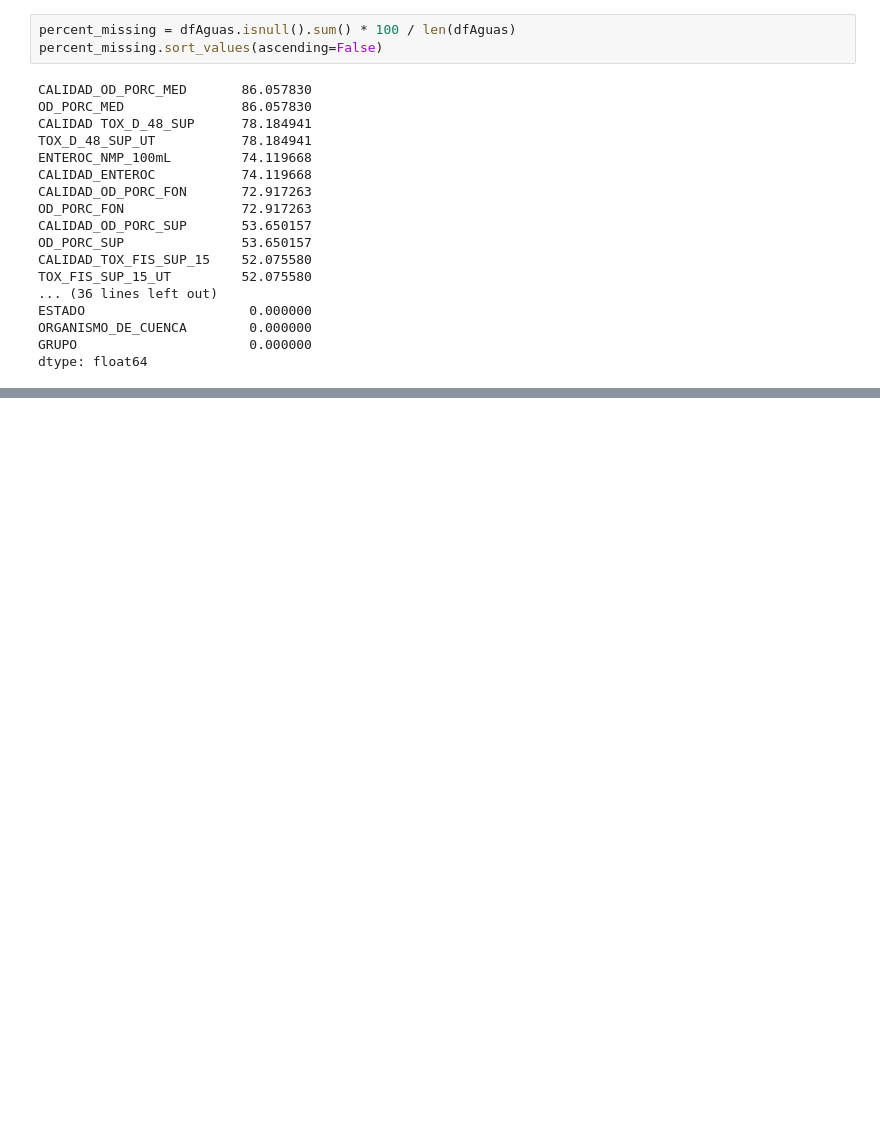
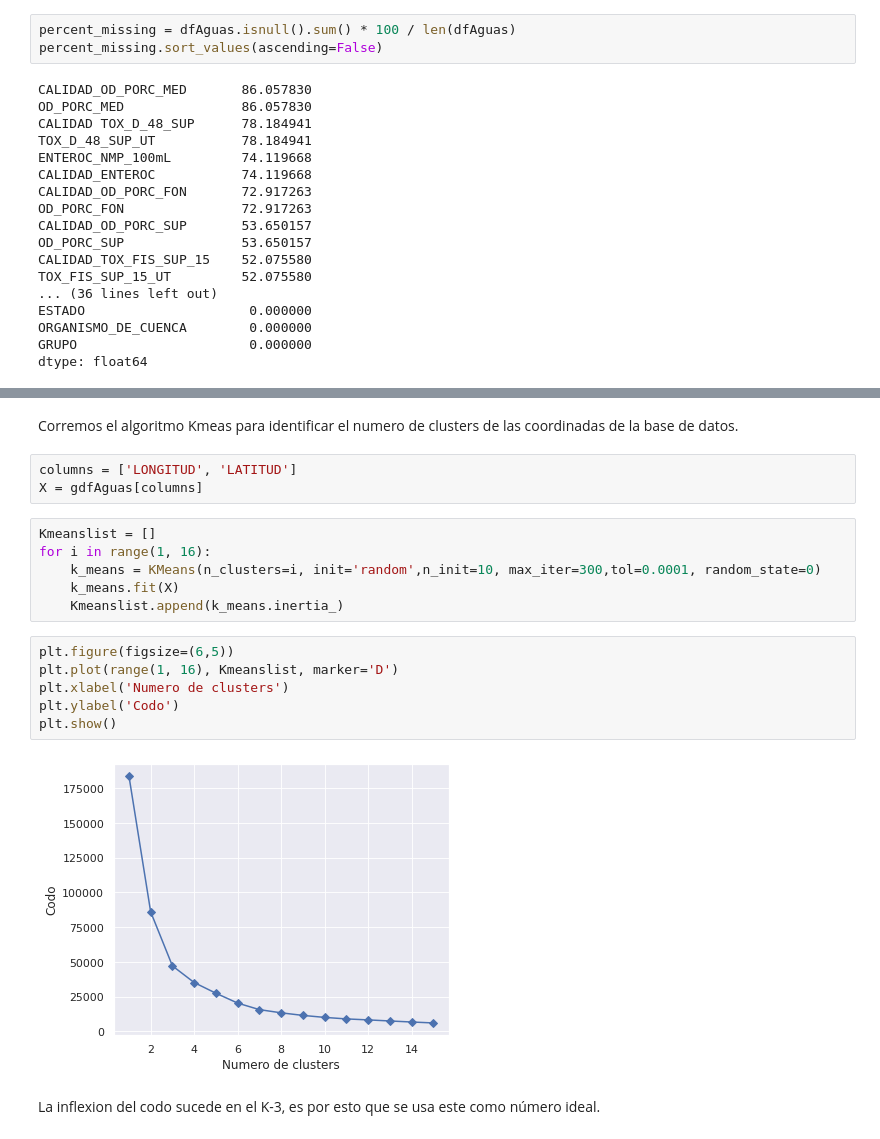
Before and after one commit to PosgradoMNA/actividades-del-projecto-equipo-103-mna, a Jupyter notebook: Limpieza,_análisis,_visualización_y_Kmeans.ipynb, the cells around one changed output, grey strips where cells are left out. Drawn from its saved outputs; the diff is of its cells as text; blank space fills up the shorter version.

```diff
--- a/Limpieza,_análisis,_visualización_y_Kmeans.ipynb
+++ b/Limpieza,_análisis,_visualización_y_Kmeans.ipynb
@@ -207,0 +415,21 @@ dtype: float64
+# %% [markdown]
+Corremos el algoritmo Kmeas para identificar el numero de clusters de las coordinadas de la base de datos.
+# %%
+columns = ['LONGITUD', 'LATITUD']
+X = gdfAguas[columns]
+# %%
+Kmeanslist = []
+for i in range(1, 16):
+    k_means = KMeans(n_clusters=i, init='random',n_init=10, max_iter=300,tol=0.0001, random_state=0)
+    k_means.fit(X)
+    Kmeanslist.append(k_means.inertia_)
+# %%
+plt.figure(figsize=(6,5))
+plt.plot(range(1, 16), Kmeanslist, marker='D')
+plt.xlabel('Numero de clusters')
+plt.ylabel('Codo')
+plt.show()
+# %% [output]
+[figure, added]
+# %% [markdown]
+La inflexion del codo sucede en el K-3, es por esto que se usa este como número ideal.
```
Also changed, not shown: parts of 34 cells of this notebook.
